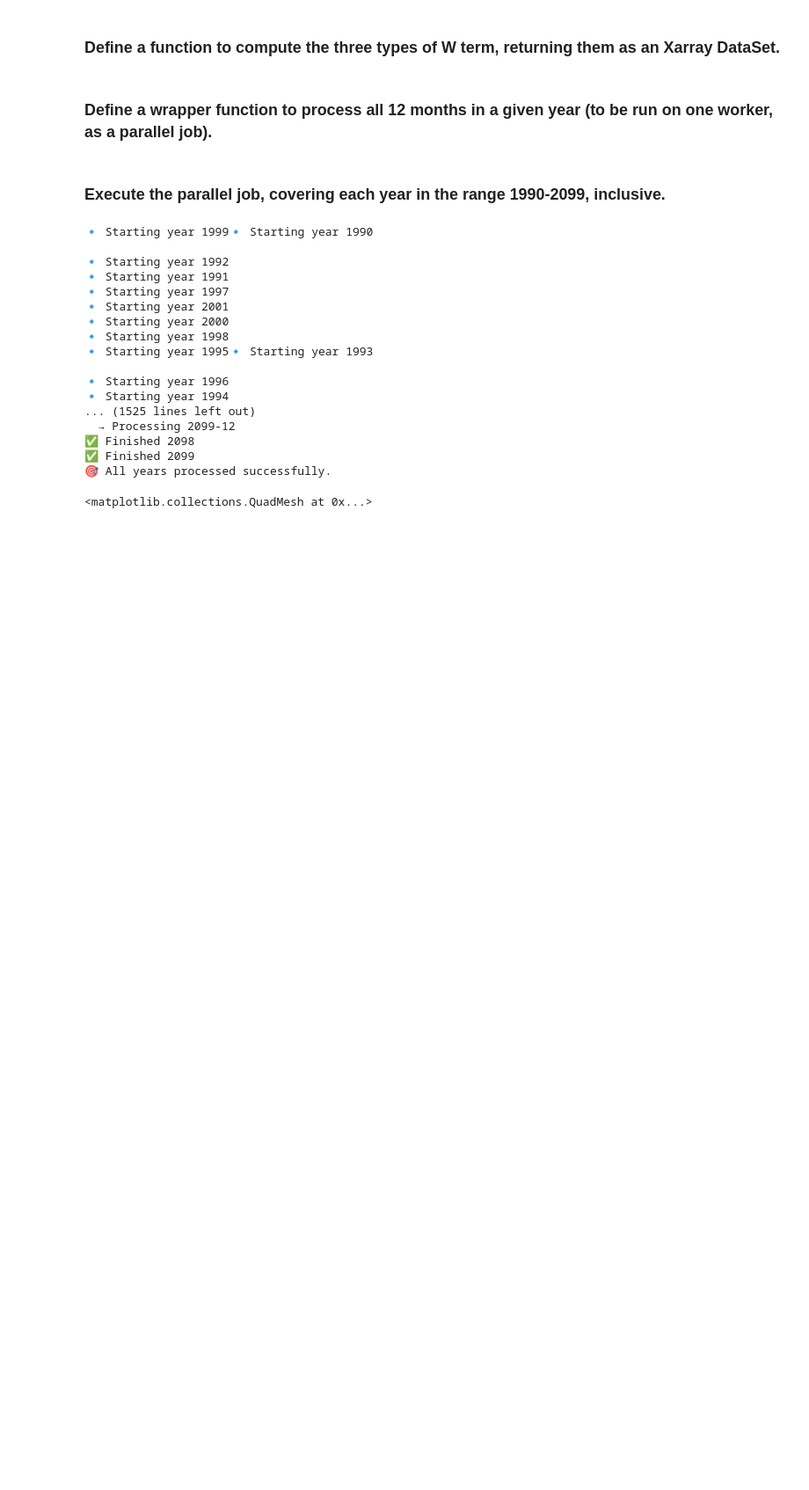
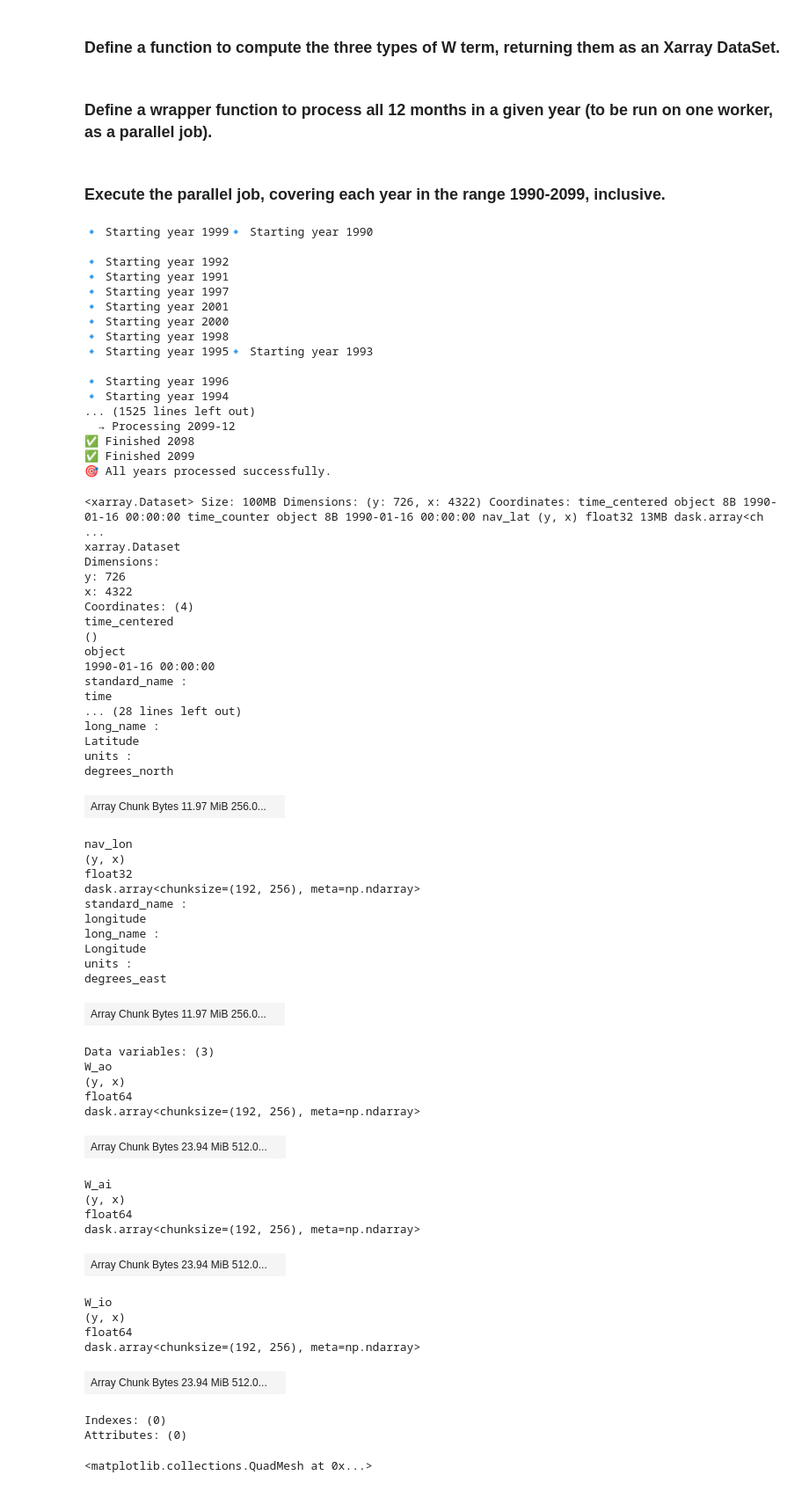
Before and after one commit to NOC-MSM/CANARI_diagnostics, a Jupyter notebook: python/notebooks/calculate_work_done_atm_ice_ocean_parallel.ipynb, the cells around one changed output. Shown at 88% size. Saved outputs shown, nothing was run; the diff lists cells and outputs as text; code cells hidden in the pictures; blank space fills up the shorter version.

```diff
--- a/python/notebooks/calculate_work_done_atm_ice_ocean_parallel.ipynb
+++ b/python/notebooks/calculate_work_done_atm_ice_ocean_parallel.ipynb
@@ -209,6 +206,56 @@ test_month=load_all_vars_for_month('/gws/nopw/j04/class_vol1/CLASS-MEDUSA/OUT_eO
 
 
 wtest_month=compute_W_terms(test_month, area_t_sub_masked, landmask_sub)
+# %%
+wtest_month
+# %% [output]
+<xarray.Dataset> Size: 100MB Dimensions: (y: 726, x: 4322) Coordinates: time_centered object 8B 1990-01-16 00:00:00 time_counter object 8B 1990-01-16 00:00:00 nav_lat (y, x) float32 13MB dask.array<ch ...
+xarray.Dataset
+Dimensions:
+y: 726
+x: 4322
+Coordinates: (4)
+time_centered
+()
+object
+1990-01-16 00:00:00
+standard_name :
+time
+... (28 lines left out)
+long_name :
+Latitude
+units :
+degrees_north
+| Array Chunk Bytes 11.97 MiB 256.0... |  |
+nav_lon
+(y, x)
+float32
+dask.array<chunksize=(192, 256), meta=np.ndarray>
+standard_name :
+longitude
+long_name :
+Longitude
+units :
+degrees_east
+| Array Chunk Bytes 11.97 MiB 256.0... |  |
+Data variables: (3)
+W_ao
+(y, x)
+float64
+dask.array<chunksize=(192, 256), meta=np.ndarray>
+| Array Chunk Bytes 23.94 MiB 512.0... |  |
+W_ai
+(y, x)
+float64
+dask.array<chunksize=(192, 256), meta=np.ndarray>
+| Array Chunk Bytes 23.94 MiB 512.0... |  |
+W_io
+(y, x)
+float64
+dask.array<chunksize=(192, 256), meta=np.ndarray>
+| Array Chunk Bytes 23.94 MiB 512.0... |  |
+Indexes: (0)
+Attributes: (0)
 # %%
 wtest_month.W_io.plot(vmin=-1e5,vmax=1e5)
 # %% [output]
```
Also changed, not shown: parts of 3 cells of this notebook, 1 other file.
